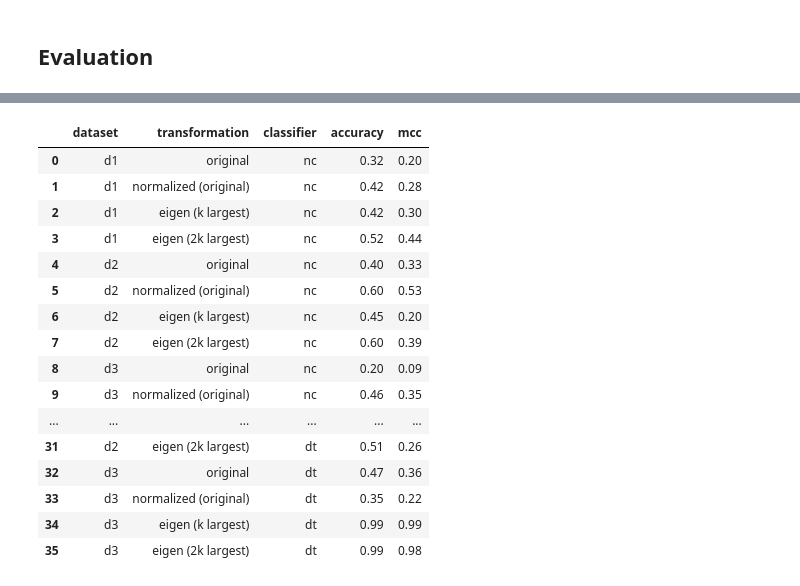
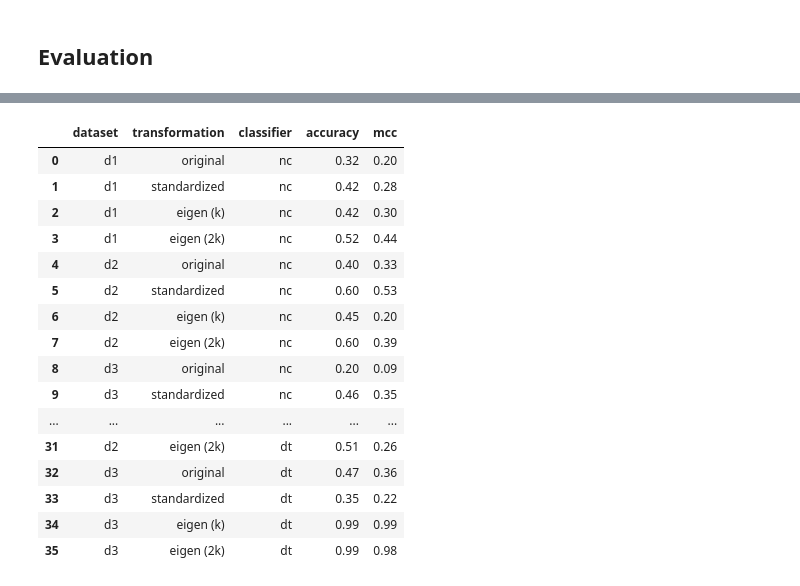
Before and after one commit to clumsyspeedboat/clustering_metaproteins, a Jupyter notebook: performance_evaluation.ipynb, the cells around one changed output, grey strips where cells are left out. Saved outputs shown, nothing was run; the diff lists cells and outputs as text; code cells hidden in the pictures.

```diff
--- a/performance_evaluation.ipynb
+++ b/performance_evaluation.ipynb
@@ -198,15 +240,15 @@ fig.subplots_adjust(wspace=0.2, hspace=0.5)
 # %%
 # Classification accuracy and mcc values
 
-transformation = ['original', 'normalized (original)', 'eigen (k largest)', 'eigen (2k largest)',
-                  'original', 'normalized (original)', 'eigen (k largest)', 'eigen (2k largest)',
-                  'original', 'normalized (original)', 'eigen (k largest)', 'eigen (2k largest)',
-                  'original', 'normalized (original)', 'eigen (k largest)', 'eigen (2k largest)',
-                  'original', 'normalized (original)', 'eigen (k largest)', 'eigen (2k largest)',
-                  'original', 'normalized (original)', 'eigen (k largest)', 'eigen (2k largest)',
-                  'original', 'normalized (original)', 'eigen (k largest)', 'eigen (2k largest)',
-                  'original', 'normalized (original)', 'eigen (k largest)', 'eigen (2k largest)',
-                  'original', 'normalized (original)', 'eigen (k largest)', 'eigen (2k largest)']
+transformation = ['original', 'standardized', 'eigen (k)', 'eigen (2k)',
+                  'original', 'standardized', 'eigen (k)', 'eigen (2k)',
+                  'original', 'standardized', 'eigen (k)', 'eigen (2k)',
+                  'original', 'standardized', 'eigen (k)', 'eigen (2k)',
+                  'original', 'standardized', 'eigen (k)', 'eigen (2k)',
+                  'original', 'standardized', 'eigen (k)', 'eigen (2k)',
+                  'original', 'standardized', 'eigen (k)', 'eigen (2k)',
+                  'original', 'standardized', 'eigen (k)', 'eigen (2k)',
+                  'original', 'standardized', 'eigen (k)', 'eigen (2k)']
 
 dataset = ['d1','d1','d1','d1',
            'd2','d2','d2','d2',
@@ -236,45 +278,45 @@ accuracy = [0.32, 0.42, 0.42, 0.52,
             0.31, 0.38, 0.97, 1,
             0.44, 0.44, 0.49, 0.39,
             0.47, 0.52, 0.47, 0.51,
             0.47, 0.35, 0.99, 0.99]
 
 mcc = [0.2, 0.28, 0.3, 0.44,
        0.33, 0.53, 0.2, 0.39,
        0.09, 0.35, 1, 0.97,
        0.14, 0.36, 0.3, 0.24,
        0.29, 0.42, 0.21, 0.08,
        0.13, 0.26, 0.97, 1,
        0.31, 0.33, 0.38, 0.24,
        0.18, 0.27, 0.2, 0.26,
        0.36, 0.22, 0.99, 0.98]
 
 accuracy = [float(x) for x in accuracy]
 mcc = [float(x) for x in mcc]
 
 df_classification = pd.DataFrame(
     {'dataset': dataset,
      'transformation': transformation,
      'classifier': classifier,
      'accuracy': accuracy,
      'mcc': mcc
     })
 
 df_classification
 # %% [output]
 |  | dataset | transformation | classifier | accuracy | mcc |
 | 0 | d1 | original | nc | 0.32 | 0.20 |
-| 1 | d1 | normalized (original) | nc | 0.42 | 0.28 |
-| 2 | d1 | eigen (k largest) | nc | 0.42 | 0.30 |
-| 3 | d1 | eigen (2k largest) | nc | 0.52 | 0.44 |
+| 1 | d1 | standardized | nc | 0.42 | 0.28 |
+| 2 | d1 | eigen (k) | nc | 0.42 | 0.30 |
+| 3 | d1 | eigen (2k) | nc | 0.52 | 0.44 |
 | 4 | d2 | original | nc | 0.40 | 0.33 |
-| 5 | d2 | normalized (original) | nc | 0.60 | 0.53 |
-| 6 | d2 | eigen (k largest) | nc | 0.45 | 0.20 |
-| 7 | d2 | eigen (2k largest) | nc | 0.60 | 0.39 |
+| 5 | d2 | standardized | nc | 0.60 | 0.53 |
+| 6 | d2 | eigen (k) | nc | 0.45 | 0.20 |
+| 7 | d2 | eigen (2k) | nc | 0.60 | 0.39 |
 | 8 | d3 | original | nc | 0.20 | 0.09 |
-| 9 | d3 | normalized (original) | nc | 0.46 | 0.35 |
+| 9 | d3 | standardized | nc | 0.46 | 0.35 |
 | ... | ... | ... | ... | ... | ... |
-| 31 | d2 | eigen (2k largest) | dt | 0.51 | 0.26 |
+| 31 | d2 | eigen (2k) | dt | 0.51 | 0.26 |
 | 32 | d3 | original | dt | 0.47 | 0.36 |
-| 33 | d3 | normalized (original) | dt | 0.35 | 0.22 |
-| 34 | d3 | eigen (k largest) | dt | 0.99 | 0.99 |
-| 35 | d3 | eigen (2k largest) | dt | 0.99 | 0.98 |
+| 33 | d3 | standardized | dt | 0.35 | 0.22 |
+| 34 | d3 | eigen (k) | dt | 0.99 | 0.99 |
+| 35 | d3 | eigen (2k) | dt | 0.99 | 0.98 |
```
Also changed, not shown: parts of 11 cells of this notebook.
